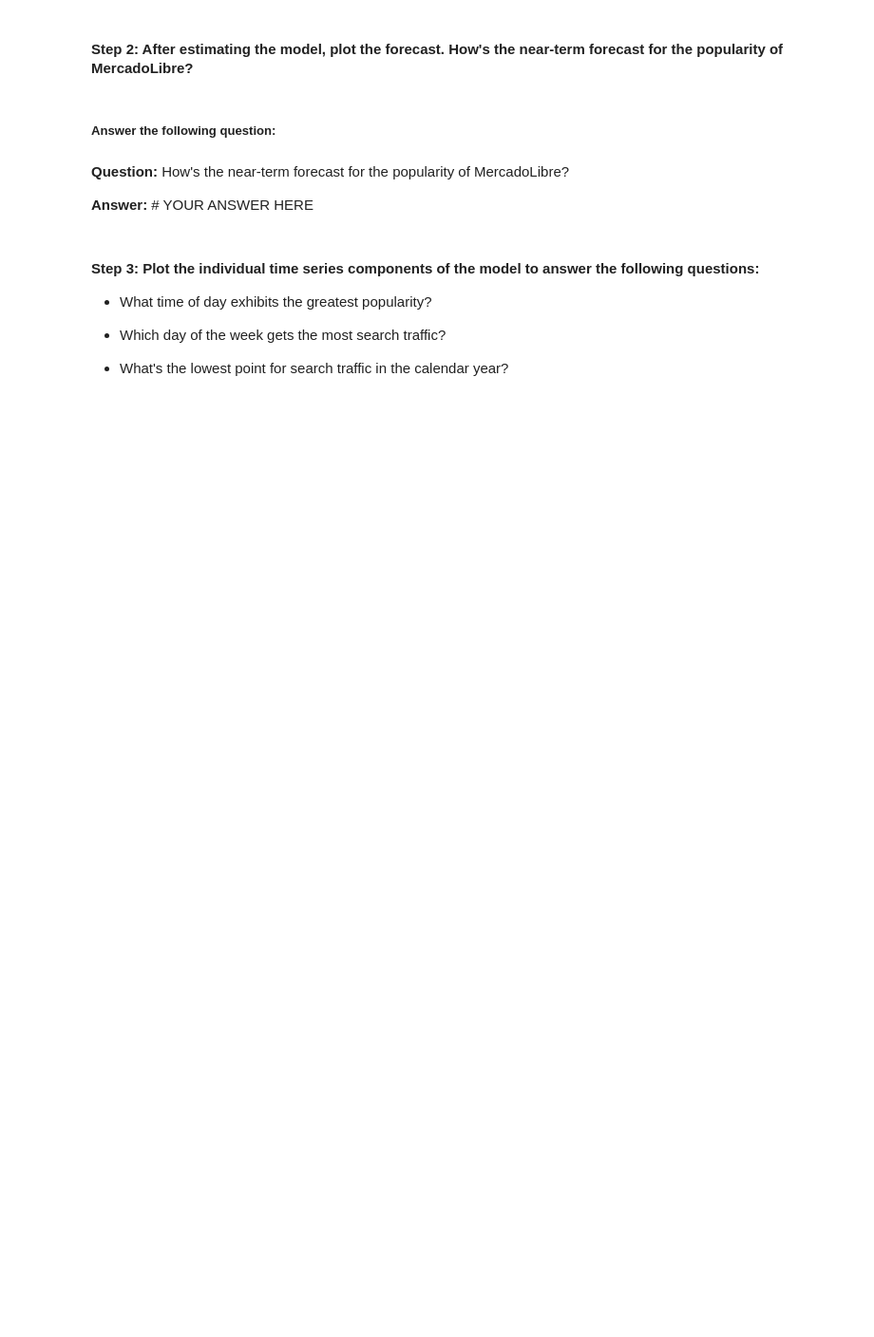
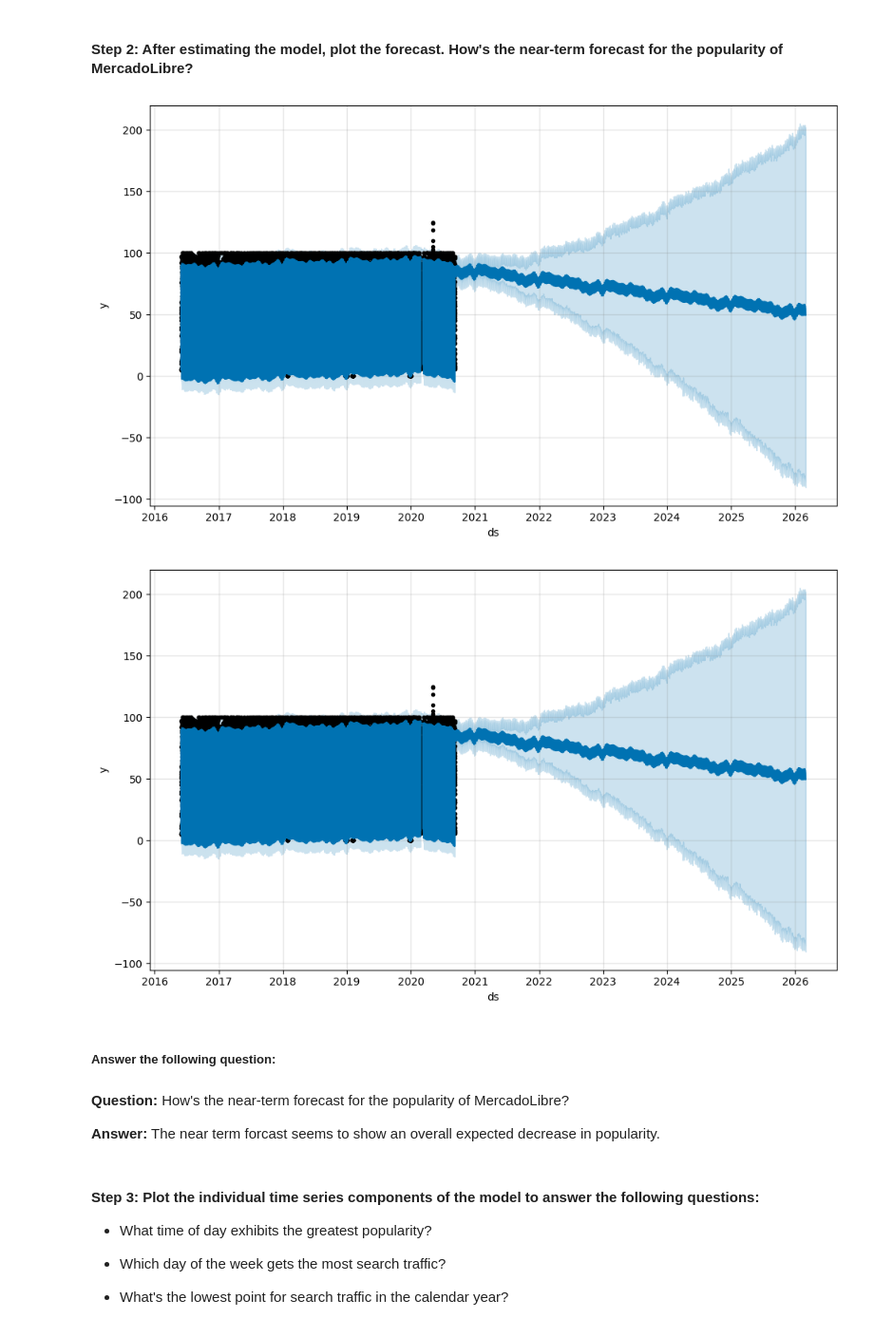
Before and after one commit to Mccalabrese/Colab-and-Prophet, a Jupyter notebook: forecasting_net_prophet.ipynb, the cells around one changed output. Shown at 95% size. Cells and saved outputs as stored; diff of their text form; code cells hidden in the pictures; blank space fills up the shorter version.

```diff
--- a/forecasting_net_prophet.ipynb
+++ b/forecasting_net_prophet.ipynb
@@ -444,6 +556,6 @@ mercado_prophet_df = # YOUR CODE HERE
 # %%
 # Call the Prophet function, store as an object
-model_mercado_trends = # YOUR CODE HERE
+model_mercado_trends = Prophet()
 # %%
 # Fit the time-series model.
-# YOUR CODE HERE
+model_mercado_trends.fit(mercado_prophet_df)
@@ -450,7 +573,7 @@ model_mercado_trends = # YOUR CODE HERE
 # %%
 # Create a future dataframe to hold predictions
 # Make the prediction go out as far as 2000 hours (approx 80 days)
-future_mercado_trends = # YOUR CODE HERE
+future_mercado_trends = future_mercado_trends = model_mercado_trends.make_future_dataframe(periods = 2000)
 
 # View the last five rows of the future_mercado_trends DataFrame
-# YOUR CODE HERE
+future_mercado_trends.tail()
@@ -457,6 +587,7 @@ future_mercado_trends = # YOUR CODE HERE
 # %%
 # Make the predictions for the trend data using the future_mercado_trends DataFrame
-forecast_mercado_trends = # YOUR CODE HERE
+forecast_mercado_trends = model_mercado_trends.predict(future_mercado_trends)
 
 # Display the first five rows of the forecast_mercado_trends DataFrame
-# YOUR CODE HERE
+display(forecast_mercado_trends.head())
+display(forecast_mercado_trends.tail())
@@ -464,13 +610,16 @@ forecast_mercado_trends = # YOUR CODE HERE
 #### Step 2: After estimating the model, plot the forecast. How's the near-term forecast for the popularity of MercadoLibre?
 # %%
 # Plot the Prophet predictions for the Mercado trends data
-# YOUR CODE HERE
+model_mercado_trends.plot(forecast_mercado_trends)
+# %% [output]
+[figure, added]
+[figure, added]
 # %% [markdown]
 ##### Answer the following question:
 # %% [markdown]
 **Question:**  How's the near-term forecast for the popularity of MercadoLibre?
 
-**Answer:** # YOUR ANSWER HERE
+**Answer:** The near term forcast seems to show an overall expected decrease in popularity.
 # %% [markdown]
 #### Step 3: Plot the individual time series components of the model to answer the following questions:
 
```
Also changed, not shown: parts of 40 cells of this notebook.
